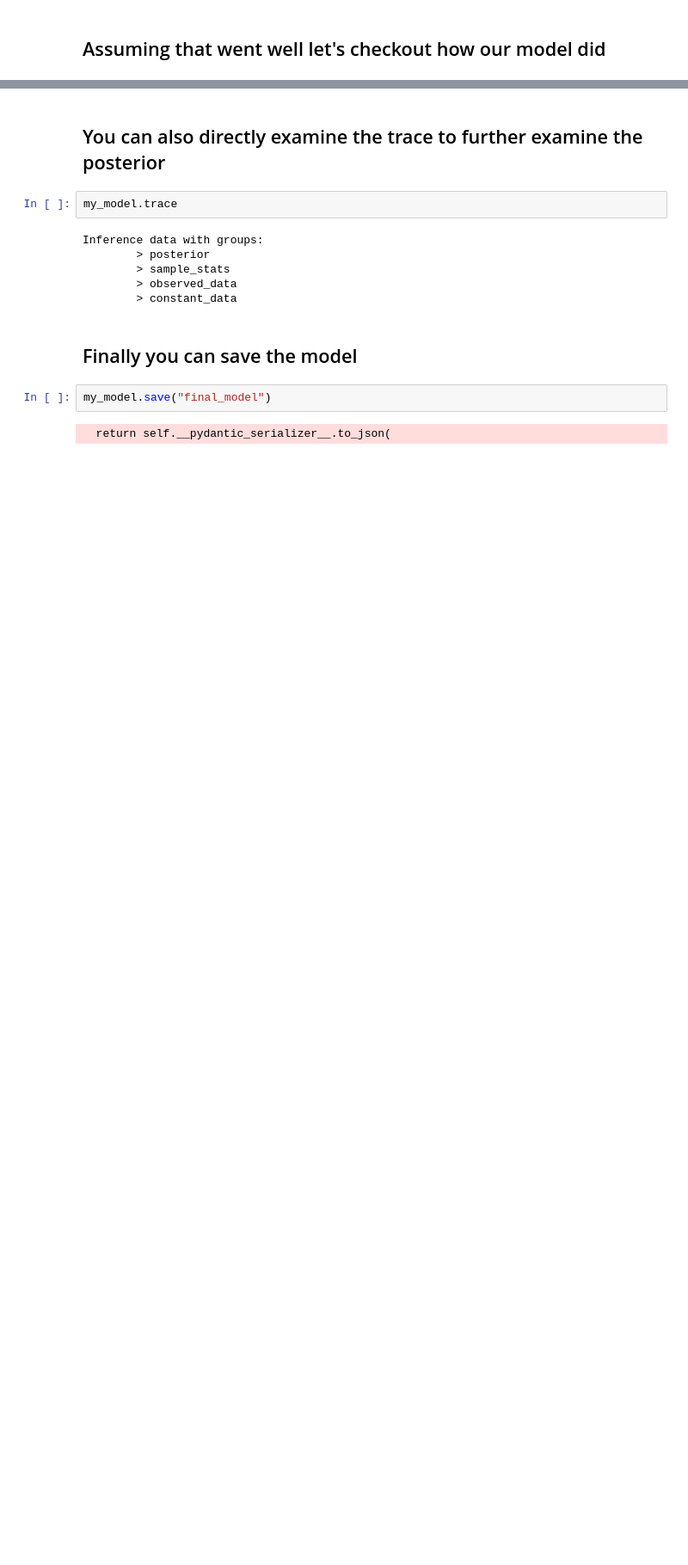
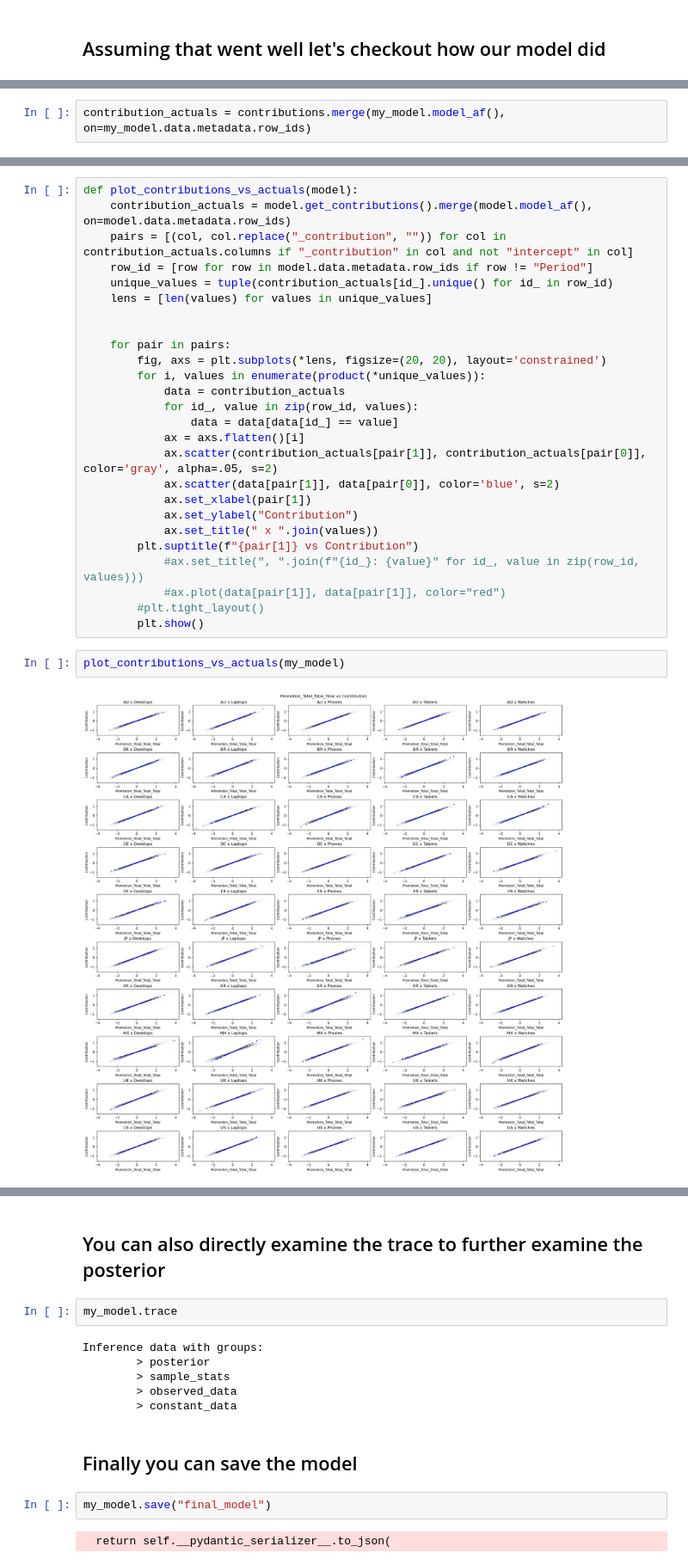
Before and after one commit to redam94/BayesInsight, a Jupyter notebook: example_workflow.ipynb, the cells around one changed output, grey strips where cells are left out. Shown at 86% size. Cells and saved outputs as stored; diff of their text form; blank space fills up the shorter version.

Commit message:
added visualization

```diff
--- a/example_workflow.ipynb
+++ b/example_workflow.ipynb
@@ -131,0 +116,2 @@ Name: intercept_contribution, dtype: float64
+# %%
+contribution_actuals = contributions.merge(my_model.model_af(), on=my_model.data.metadata.row_ids)
@@ -131,0 +136,30 @@ Name: intercept_contribution, dtype: float64
+# %%
+def plot_contributions_vs_actuals(model):
+    contribution_actuals = model.get_contributions().merge(model.model_af(), on=model.data.metadata.row_ids)
+    pairs = [(col, col.replace("_contribution", "")) for col in contribution_actuals.columns if "_contribution" in col and not "intercept" in col]
+    row_id = [row for row in model.data.metadata.row_ids if row != "Period"]
+    unique_values = tuple(contribution_actuals[id_].unique() for id_ in row_id)
+    lens = [len(values) for values in unique_values]
+
+
+    for pair in pairs:
+        fig, axs = plt.subplots(*lens, figsize=(20, 20), layout='constrained')
+        for i, values in enumerate(product(*unique_values)):
+            data = contribution_actuals
+            for id_, value in zip(row_id, values):
+                data = data[data[id_] == value]
+            ax = axs.flatten()[i]
+            ax.scatter(contribution_actuals[pair[1]], contribution_actuals[pair[0]], color='gray', alpha=.05, s=2)
+            ax.scatter(data[pair[1]], data[pair[0]], color='blue', s=2)
+            ax.set_xlabel(pair[1])
+            ax.set_ylabel("Contribution")
+            ax.set_title(" x ".join(values))
+        plt.suptitle(f"{pair[1]} vs Contribution")
+            #ax.set_title(", ".join(f"{id_}: {value}" for id_, value in zip(row_id, values)))
+            #ax.plot(data[pair[1]], data[pair[1]], color="red")
+        #plt.tight_layout()
+        plt.show()
+# %%
+plot_contributions_vs_actuals(my_model)
+# %% [output]
+[figure, added]
```
Also changed, not shown: parts of 13 cells of this notebook, 5 other files.
